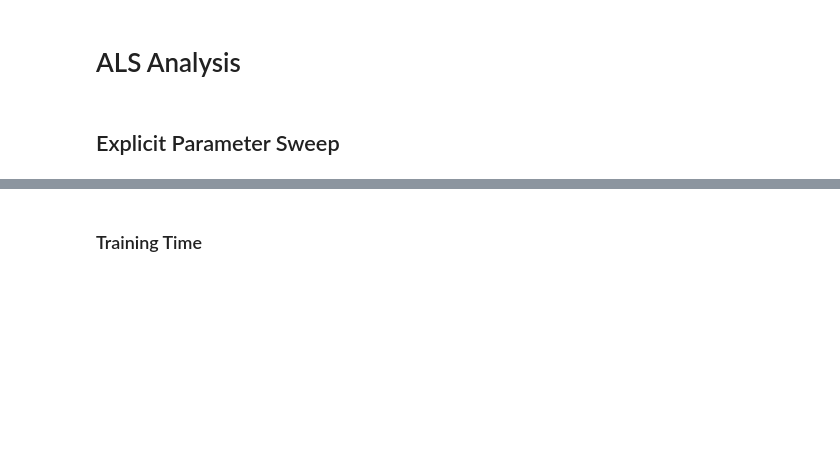
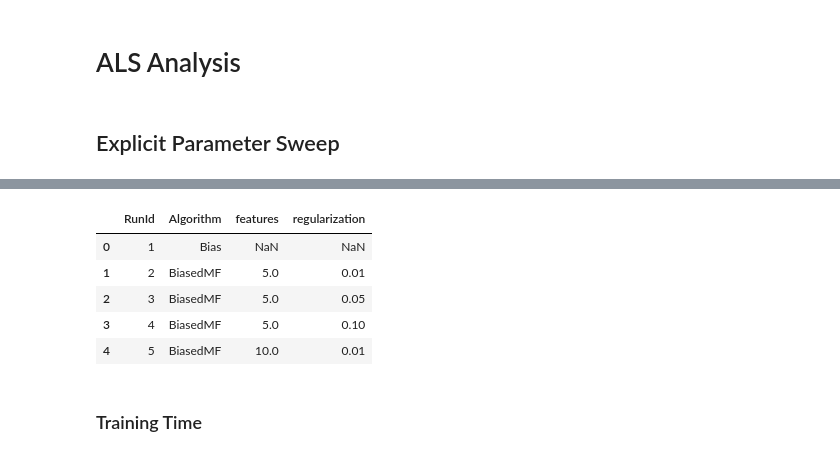
Before and after one commit to lenskit/lk-test-evals, a Jupyter notebook: ALS.ipynb, the cells around one changed output, grey strips where cells are left out. Drawn from its saved outputs; the diff is of its cells as text; code cells hidden in the pictures; blank space fills up the shorter version.

```diff
--- a/ALS.ipynb
+++ b/ALS.ipynb
@@ -20,3 +25,13 @@ FileNotFoundError: [Errno 2] No such file or directory: 'build/sweep-als-ml-100k
+# %%
+meta = runs.loc[:, ['RunId', 'Algorithm', 'features', 'regularization']]
+meta.head()
+# %% [output]
+|  | RunId | Algorithm | features | regularization |
+| 0 | 1 | Bias | NaN | NaN |
+| 1 | 2 | BiasedMF | 5.0 | 0.01 |
+| 2 | 3 | BiasedMF | 5.0 | 0.05 |
+| 3 | 4 | BiasedMF | 5.0 | 0.10 |
+| 4 | 5 | BiasedMF | 10.0 | 0.01 |
 # %% [markdown]
 ### Training Time
 # %%
```
Also changed, not shown: parts of 35 cells of this notebook, 3 other files.
